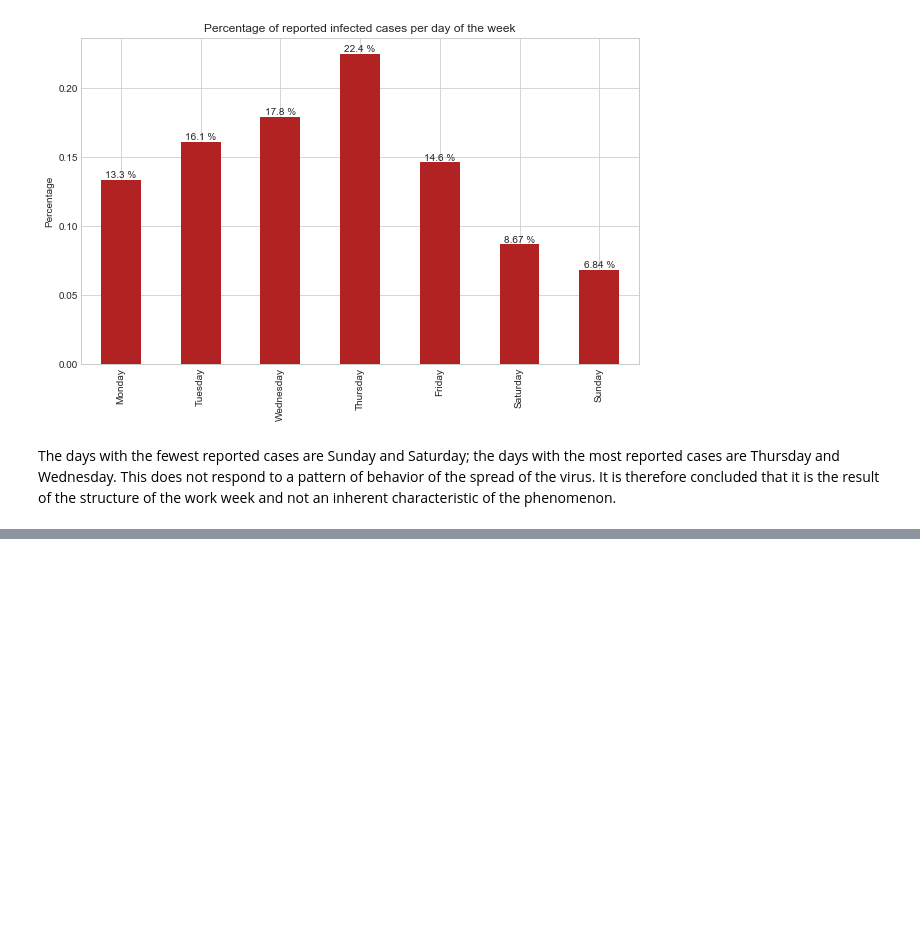
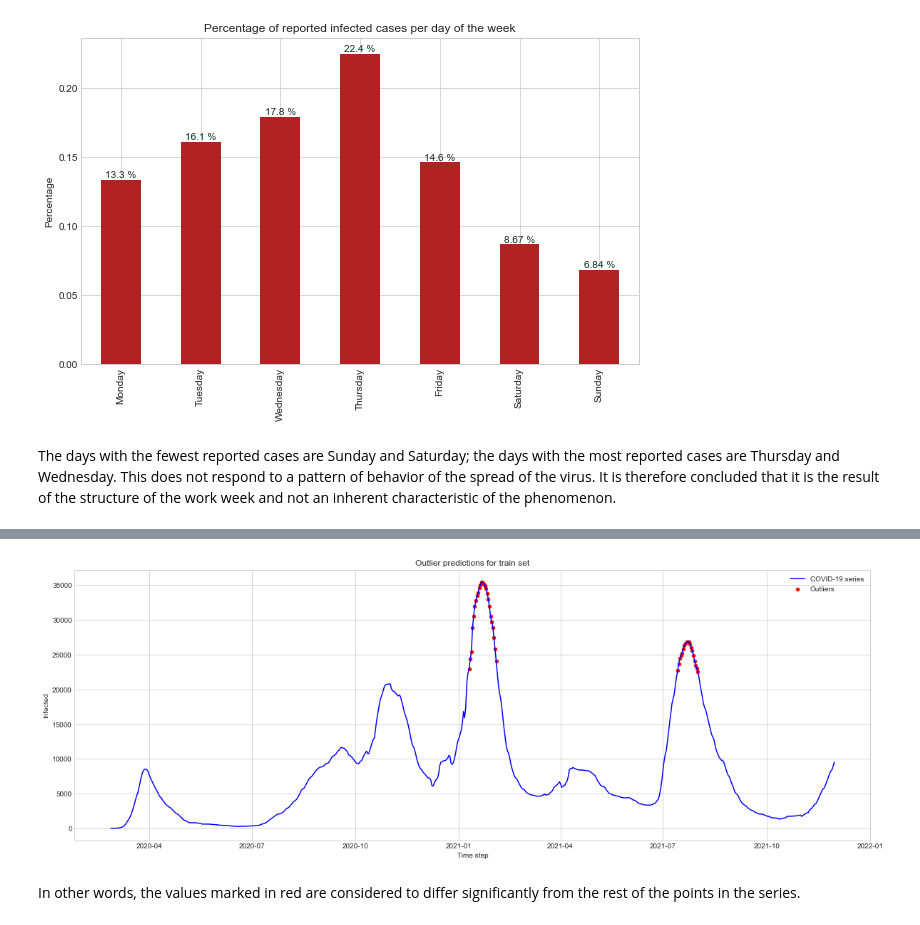
Before and after one commit to marialonsogar/COVID-Dynamics-Model-Comparison, a Jupyter notebook: analysis/EDA-COVID-Spain.ipynb, the cells around one changed output, grey strips where cells are left out. Drawn from its saved outputs; the diff is of its cells as text; code cells hidden in the pictures; blank space fills up the shorter version.

```diff
--- a/analysis/EDA-COVID-Spain.ipynb
+++ b/analysis/EDA-COVID-Spain.ipynb
@@ -314,0 +322,36 @@ ERROR: No matching distribution found for outliers_utils
+# %%
+def get_outlier_series(series):
+    """
+    Returns a series with the outliers of the given series.
+    Values outside 3 standard deviations are considered outliers.
+    """
+
+    # get 1st and 3rd quartiles
+    q1 = np.quantile(series, 0.25)
+    q3 = np.quantile(series, 0.75)
+
+    # compute interquartile range
+    iqr = q3-q1 # by definition
+
+    # find interval: I = [Q1 - 1.5*IQR, Q3 + 1.5*IQR]
+    upper_bound = q3+(1.5*iqr)
+    lower_bound = q1-(1.5*iqr)
+    outliers = series[(series <= lower_bound) | (series >= upper_bound)]
+    return outliers
+# %%
+outliers = get_outlier_series(df_smoothed)
+# %%
+fig = plt.figure(figsize=(20, 7))
+
+plt.plot(df_smoothed, label='COVID-19 series', color='b')
+plt.scatter(outliers.index, outliers, color='r', s=20, label='Outliers')
+
+plt.legend()
+plt.title('Outlier predictions for train set')
+plt.xlabel('Time step')
+plt.ylabel('Infected')
+plt.show()
+# %% [output]
+[figure, added]
+# %% [markdown]
+In other words, the values marked in red are considered to differ significantly from the rest of the points in the series.
```
Also changed, not shown: parts of 7 cells of this notebook, 1 other file.
